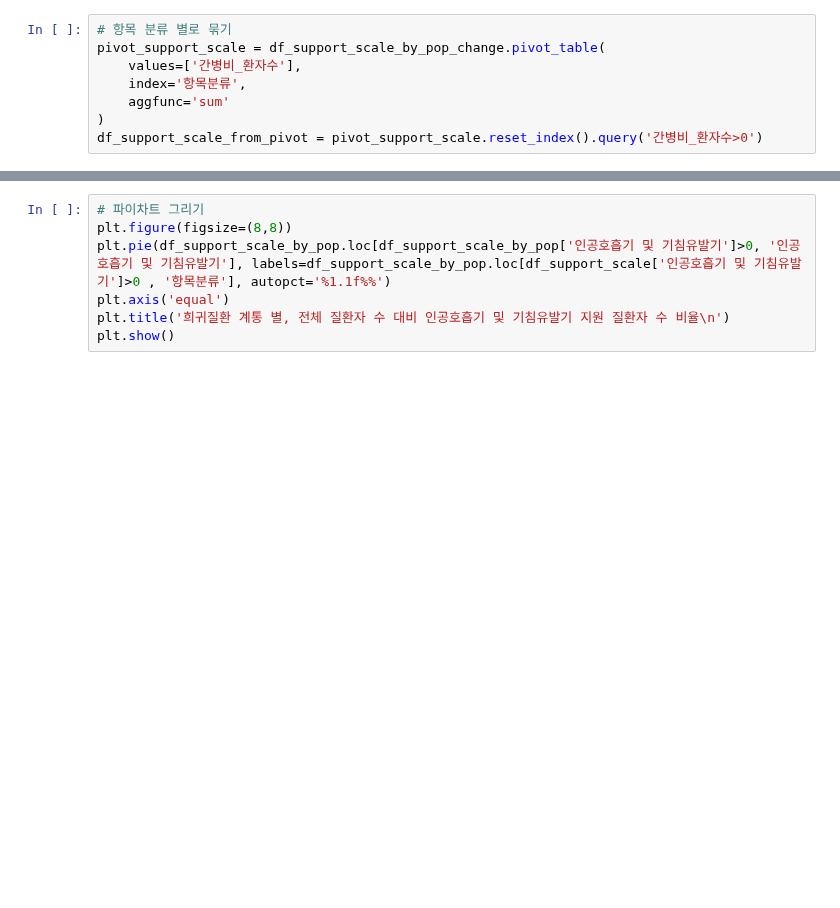
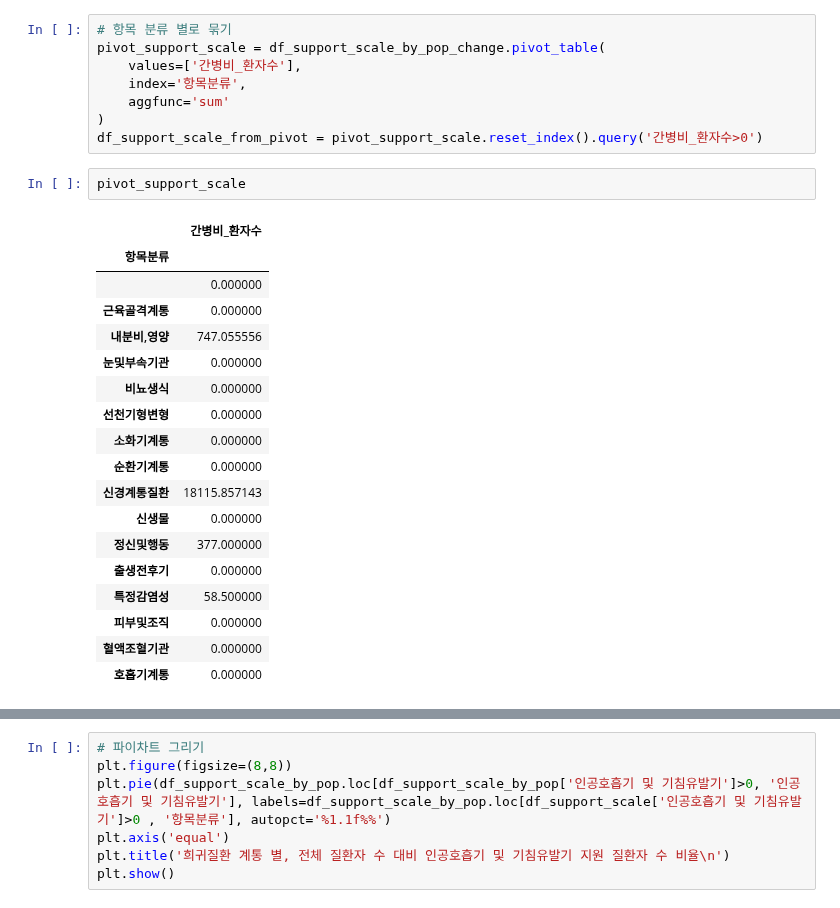
Before and after one commit to kdj0712/rare_field_fastapis, a Jupyter notebook: data/data_analysis/persona2/ipynb/jisu.ipynb, the cells around one changed output, grey strips where cells are left out. Saved outputs shown, nothing was run; the diff lists cells and outputs as text; blank space fills up the shorter version.

```diff
--- a/data/data_analysis/persona2/ipynb/jisu.ipynb
+++ b/data/data_analysis/persona2/ipynb/jisu.ipynb
@@ -1152,6 +1157,27 @@ pivot_support_scale = df_support_scale_by_pop_change.pivot_table(
     aggfunc='sum'
 )
 df_support_scale_from_pivot = pivot_support_scale.reset_index().query('간병비_환자수>0')
+# %%
+pivot_support_scale
+# %% [output]
+|  | 간병비_환자수 |
+| 항목분류 |  |
+|  | 0.000000 |
+| 근육골격계통 | 0.000000 |
+| 내분비,영양 | 747.055556 |
+| 눈및부속기관 | 0.000000 |
+| 비뇨생식 | 0.000000 |
+| 선천기형변형 | 0.000000 |
+| 소화기계통 | 0.000000 |
+| 순환기계통 | 0.000000 |
+| 신경계통질환 | 18115.857143 |
+| 신생물 | 0.000000 |
+| 정신및행동 | 377.000000 |
+| 출생전후기 | 0.000000 |
+| 특정감염성 | 58.500000 |
+| 피부및조직 | 0.000000 |
+| 혈액조혈기관 | 0.000000 |
+| 호흡기계통 | 0.000000 |
 # %%
 # 파이차트 그리기
 plt.figure(figsize=(8,8))
```
Also changed, not shown: parts of 24 cells of this notebook, 4 other files.
